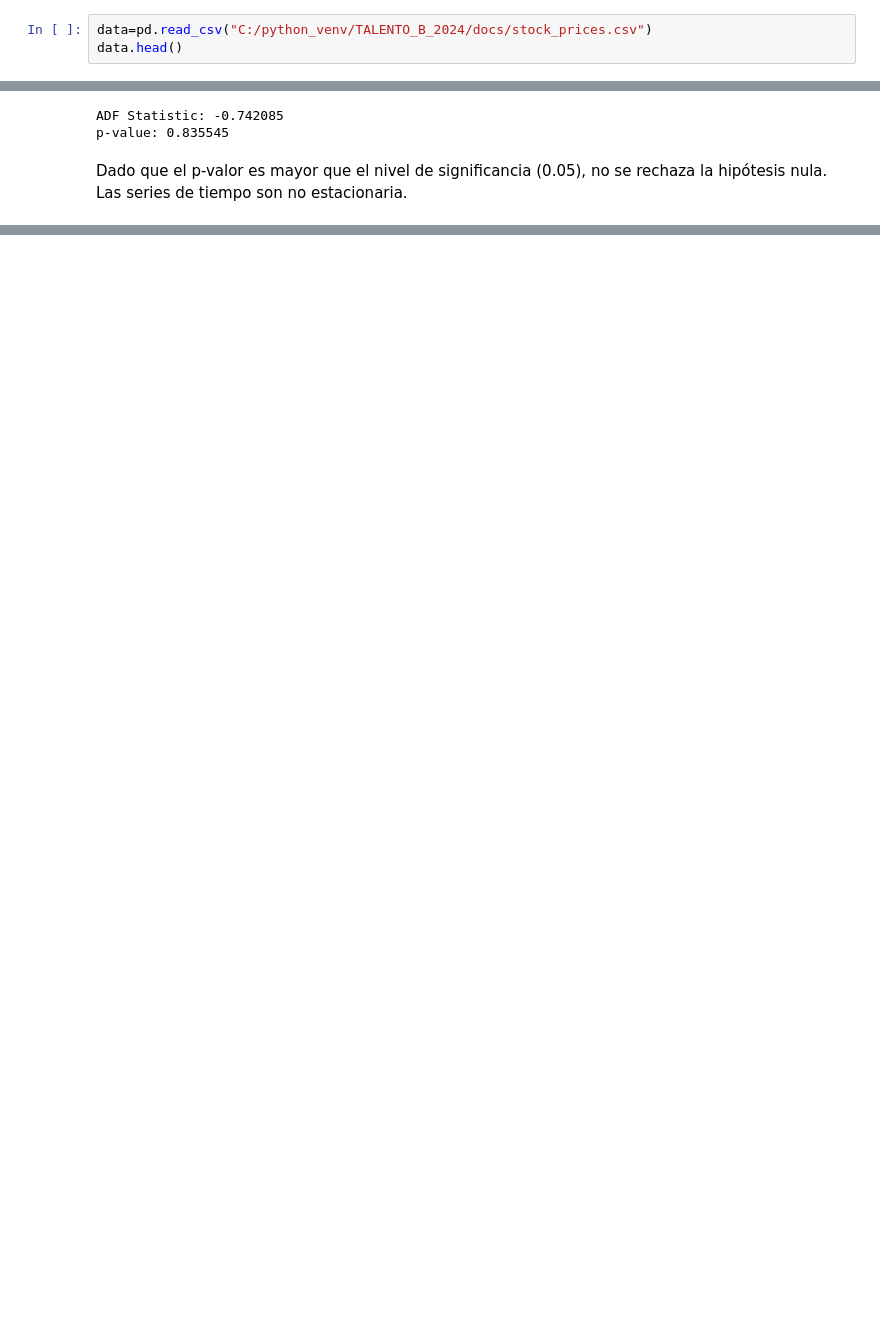
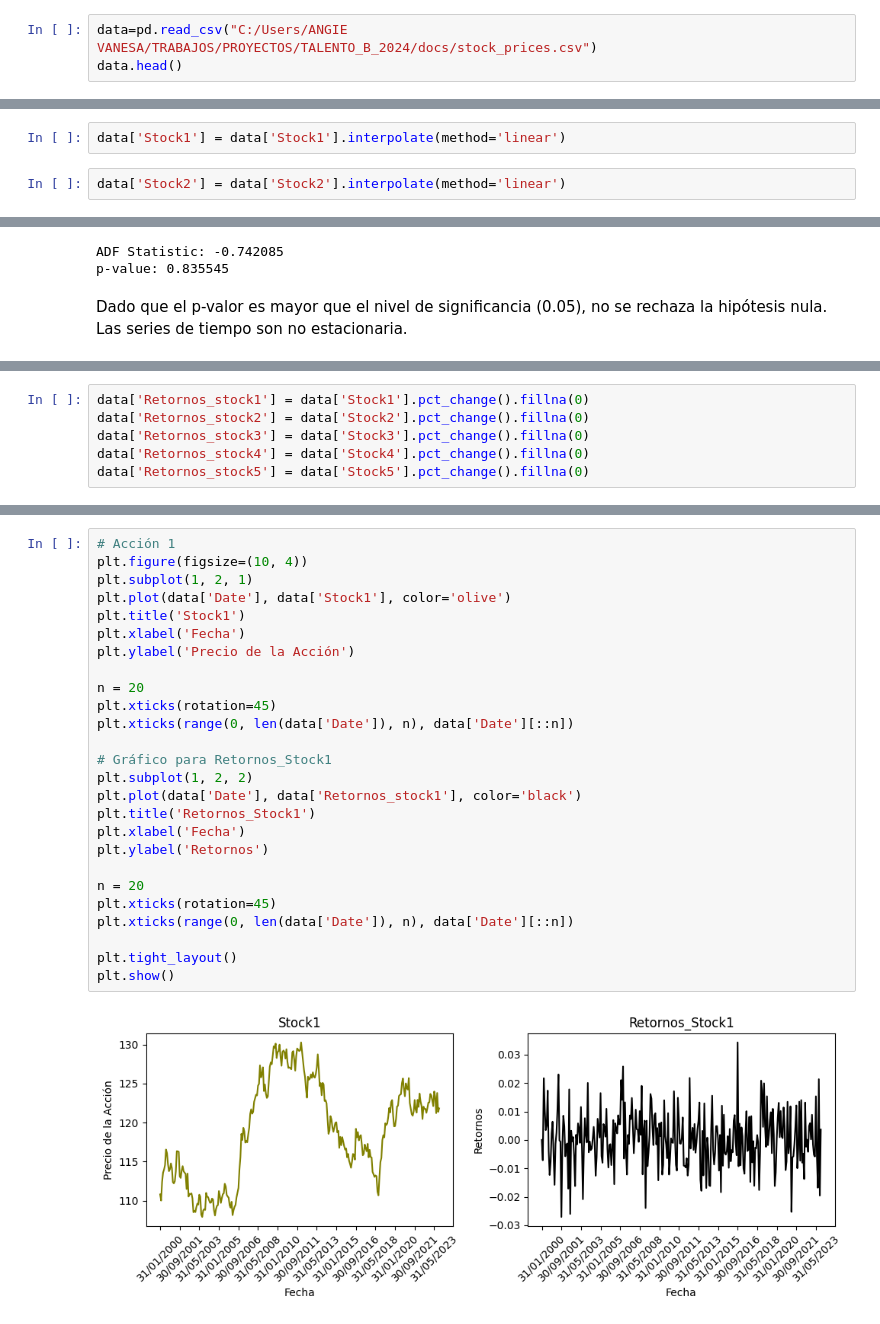
Before and after one commit to vanebertel/TALENTO_B_2024, a Jupyter notebook: _sources/notebooks.ipynb, the cells around one changed output, grey strips where cells are left out. Cells and saved outputs as stored; diff of their text form; blank space fills up the shorter version.

```diff
--- a/_sources/notebooks.ipynb
+++ b/_sources/notebooks.ipynb
@@ -23,7 +24,7 @@ from scipy import stats
 # %% [markdown]
 ### Exploración de la muestra
 # %%
-data=pd.read_csv("C:/python_venv/TALENTO_B_2024/docs/stock_prices.csv")
+data=pd.read_csv("C:/Users/ANGIE VANESA/TRABAJOS/PROYECTOS/TALENTO_B_2024/docs/stock_prices.csv")
 data.head()
 # %% [output]
 |  | Date | Stock1 | Stock2 | Stock3 | Stock4 | Stock5 | Stock6 |
@@ -83,0 +109,4 @@ missing2
+# %%
+data['Stock1'] = data['Stock1'].interpolate(method='linear')
+# %%
+data['Stock2'] = data['Stock2'].interpolate(method='linear')
@@ -148,0 +204,6 @@ Dado que el p-valor es mayor que el nivel de significancia (0.05), no se rechaza
+# %%
+data['Retornos_stock1'] = data['Stock1'].pct_change().fillna(0)
+data['Retornos_stock2'] = data['Stock2'].pct_change().fillna(0)
+data['Retornos_stock3'] = data['Stock3'].pct_change().fillna(0)
+data['Retornos_stock4'] = data['Stock4'].pct_change().fillna(0)
+data['Retornos_stock5'] = data['Stock5'].pct_change().fillna(0)
@@ -148,0 +231,28 @@ Dado que el p-valor es mayor que el nivel de significancia (0.05), no se rechaza
+# %%
+# Acción 1
+plt.figure(figsize=(10, 4))
+plt.subplot(1, 2, 1)
+plt.plot(data['Date'], data['Stock1'], color='olive')
+plt.title('Stock1')
+plt.xlabel('Fecha')
+plt.ylabel('Precio de la Acción')
+
+n = 20
+plt.xticks(rotation=45)
+plt.xticks(range(0, len(data['Date']), n), data['Date'][::n])
+
+# Gráfico para Retornos_Stock1
+plt.subplot(1, 2, 2)
+plt.plot(data['Date'], data['Retornos_stock1'], color='black')
+plt.title('Retornos_Stock1')
+plt.xlabel('Fecha')
+plt.ylabel('Retornos')
+
+n = 20
+plt.xticks(rotation=45)
+plt.xticks(range(0, len(data['Date']), n), data['Date'][::n])
+
+plt.tight_layout()
+plt.show()
+# %% [output]
+[figure, added]
```
Also changed, not shown: parts of 38 cells of this notebook, 11 other files.
